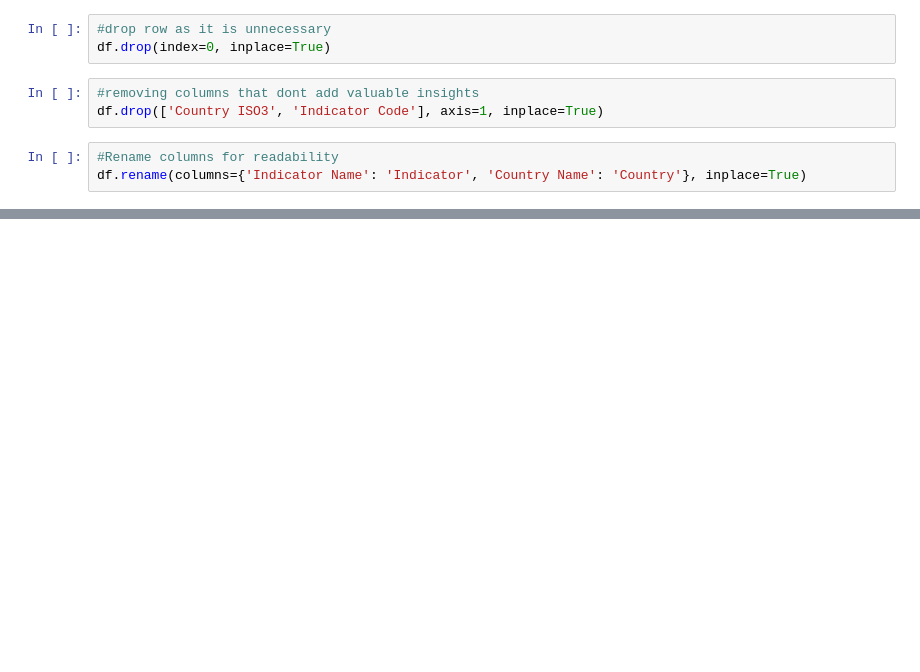
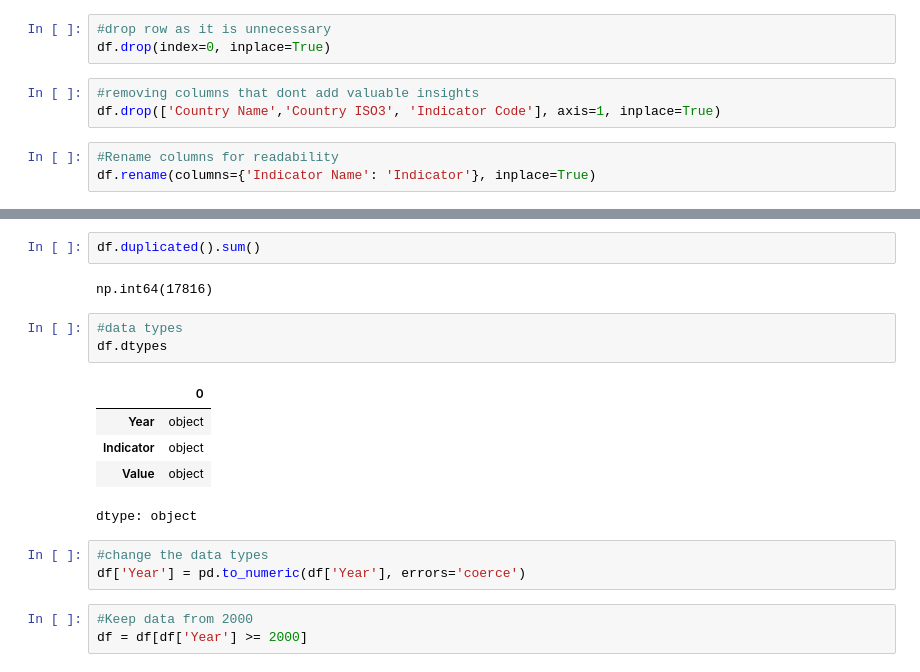
Before and after one commit to imarariyal/DSPL-ICW, a Jupyter notebook: DSPL_ICW_DataPreprocessing.ipynb, the cells around one changed output, grey strips where cells are left out. Drawn from its saved outputs; the diff is of its cells as text; blank space fills up the shorter version.

Commit message:
Removed irrelevant columns and updated data types for consistency

```diff
--- a/DSPL_ICW_DataPreprocessing.ipynb
+++ b/DSPL_ICW_DataPreprocessing.ipynb
@@ -23,9 +50,9 @@ df.duplicated().sum()
 df.drop(index=0, inplace=True)
 # %%
 #removing columns that dont add valuable insights
-df.drop(['Country ISO3', 'Indicator Code'], axis=1, inplace=True)
+df.drop(['Country Name','Country ISO3', 'Indicator Code'], axis=1, inplace=True)
 # %%
 #Rename columns for readability
-df.rename(columns={'Indicator Name': 'Indicator', 'Country Name': 'Country'}, inplace=True)
+df.rename(columns={'Indicator Name': 'Indicator'}, inplace=True)
 # %%
 df.head()
@@ -34,0 +75,19 @@ df.isnull().sum()
+# %%
+df.duplicated().sum()
+# %% [output]
+np.int64(17816)
+# %%
+#data types
+df.dtypes
+# %% [output]
+|  | 0 |
+| Year | object |
+| Indicator | object |
+| Value | object |
+dtype: object
+# %%
+#change the data types
+df['Year'] = pd.to_numeric(df['Year'], errors='coerce')
+# %%
+#Keep data from 2000
+df = df[df['Year'] >= 2000]
```
Also changed, not shown: parts of 10 cells of this notebook.
